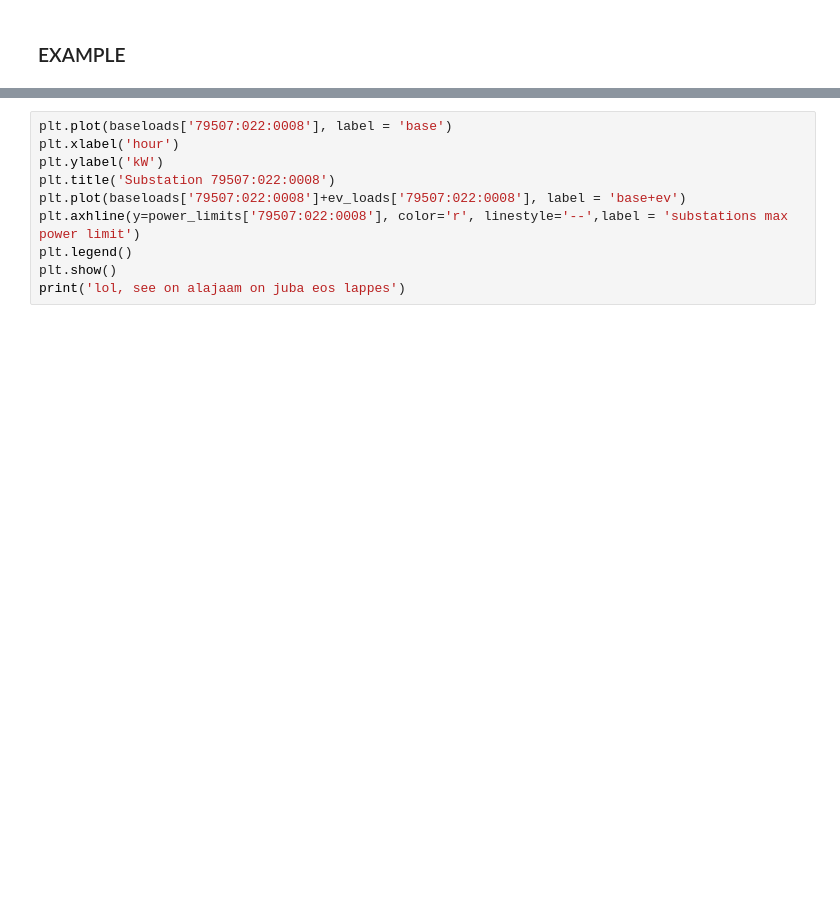
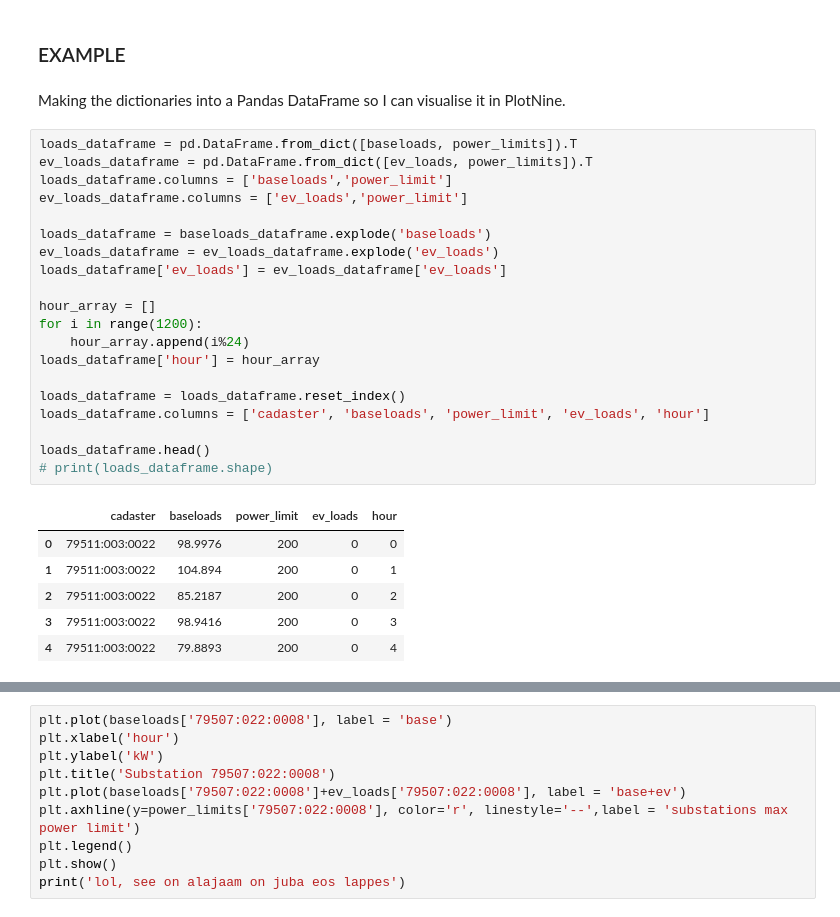
Before and after one commit to ilmaruduste/grid_congestion_manager, a Jupyter notebook: Data_Processing.ipynb, the cells around one changed output, grey strips where cells are left out. Drawn from its saved outputs; the diff is of its cells as text; blank space fills up the shorter version.

```diff
--- a/Data_Processing.ipynb
+++ b/Data_Processing.ipynb
@@ -108,3 +109,32 @@ for index, row in grid_locations.iterrows():
 #power_limits #dictionary for power limits for each substation (key: cadaster, value: 24 element array)
 # %% [markdown]
 ### EXAMPLE
+# %% [markdown]
+Making the dictionaries into a Pandas DataFrame so I can visualise it in PlotNine.
+# %%
+loads_dataframe = pd.DataFrame.from_dict([baseloads, power_limits]).T
+ev_loads_dataframe = pd.DataFrame.from_dict([ev_loads, power_limits]).T
+loads_dataframe.columns = ['baseloads','power_limit']
+ev_loads_dataframe.columns = ['ev_loads','power_limit']
+
+loads_dataframe = baseloads_dataframe.explode('baseloads')
+ev_loads_dataframe = ev_loads_dataframe.explode('ev_loads')
+loads_dataframe['ev_loads'] = ev_loads_dataframe['ev_loads']
+
+hour_array = []
+for i in range(1200):
+    hour_array.append(i%24)
+loads_dataframe['hour'] = hour_array
+
+loads_dataframe = loads_dataframe.reset_index()
+loads_dataframe.columns = ['cadaster', 'baseloads', 'power_limit', 'ev_loads', 'hour']
+
+loads_dataframe.head()
+# print(loads_dataframe.shape)
+# %% [output]
+|  | cadaster | baseloads | power_limit | ev_loads | hour |
+| 0 | 79511:003:0022 | 98.9976 | 200 | 0 | 0 |
+| 1 | 79511:003:0022 | 104.894 | 200 | 0 | 1 |
+| 2 | 79511:003:0022 | 85.2187 | 200 | 0 | 2 |
+| 3 | 79511:003:0022 | 98.9416 | 200 | 0 | 3 |
+| 4 | 79511:003:0022 | 79.8893 | 200 | 0 | 4 |
```
Also changed, not shown: parts of 10 cells of this notebook.
